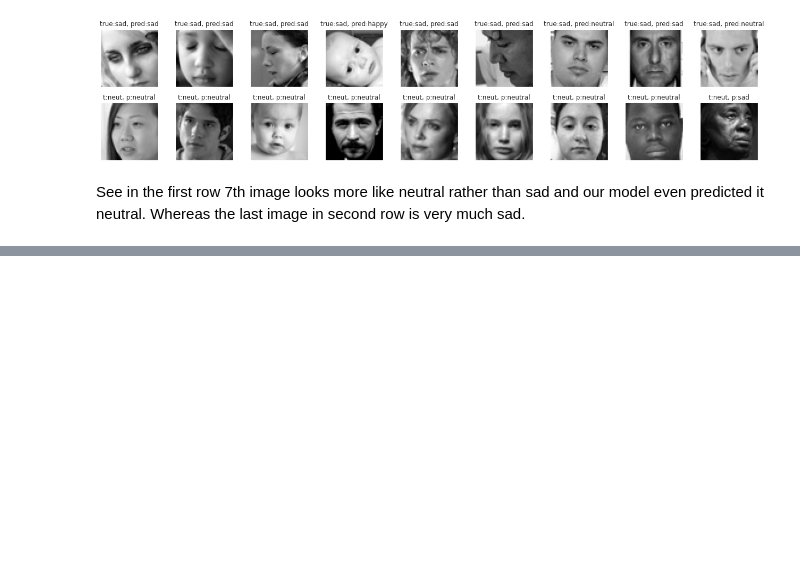
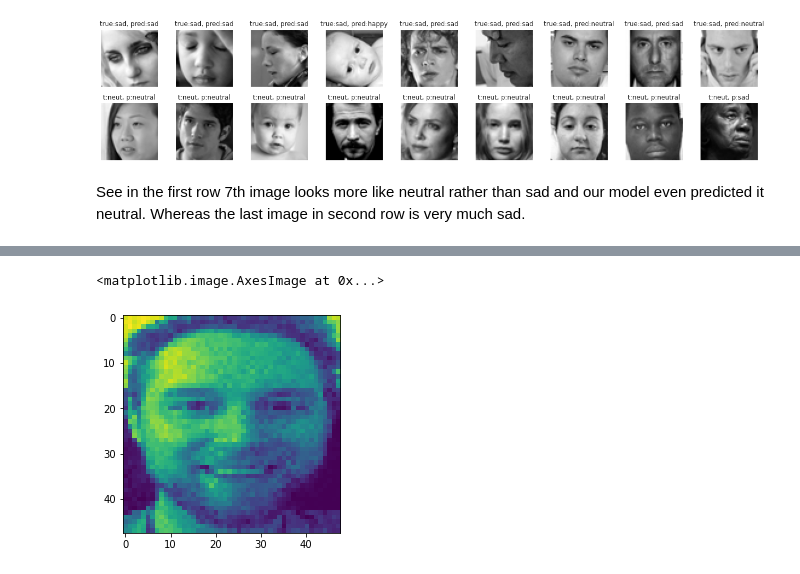
Before and after one commit to joelweber97/Python3_Emotion_Classifier, a Jupyter notebook: facial-emotion-recognition.ipynb, the cells around one changed output, grey strips where cells are left out. Drawn from its saved outputs; the diff is of its cells as text; code cells hidden in the pictures; blank space fills up the shorter version.

```diff
--- a/facial-emotion-recognition.ipynb
+++ b/facial-emotion-recognition.ipynb
@@ -491,0 +533,5 @@ See in the first row 7th image looks more like neutral rather than sad and our m
+# %%
+plt.imshow(happy)
+# %% [output]
+<matplotlib.image.AxesImage at 0x...>
+[figure, added]
```
Also changed, not shown: parts of 11 cells of this notebook, 3 other files.
